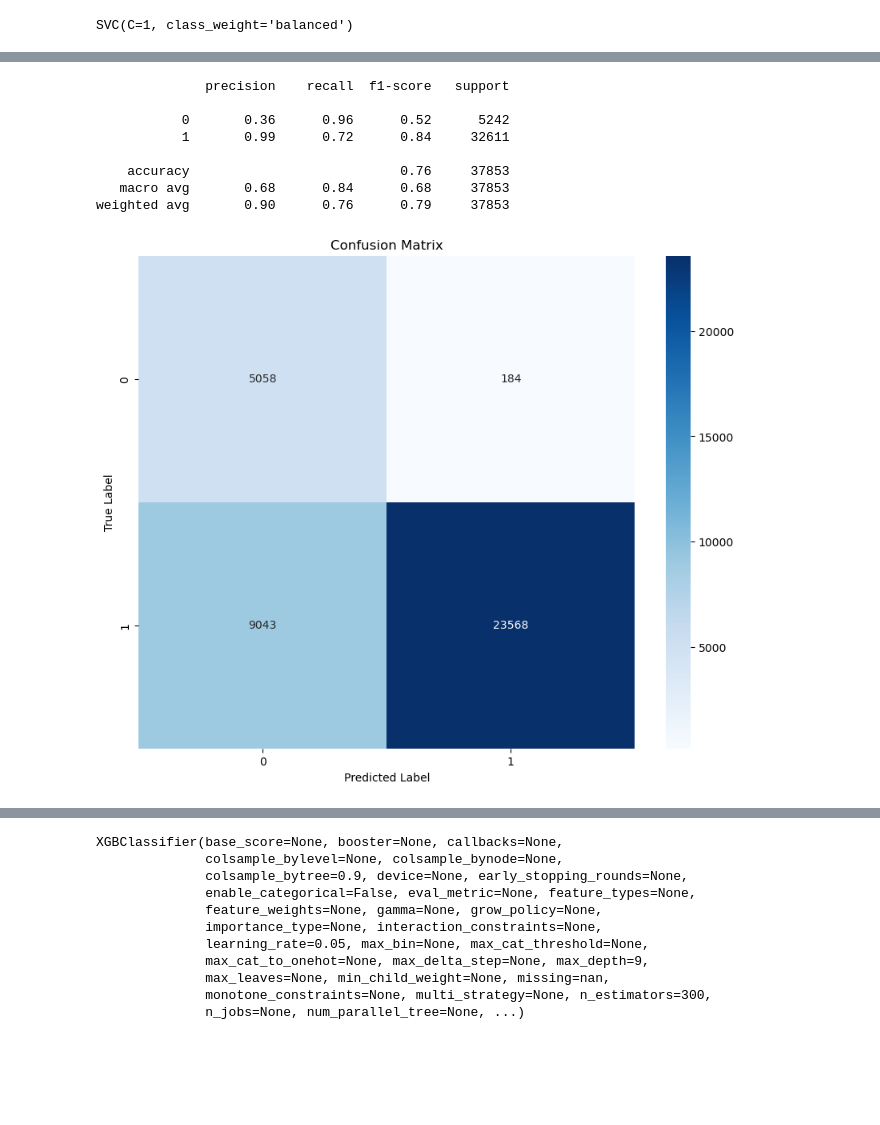
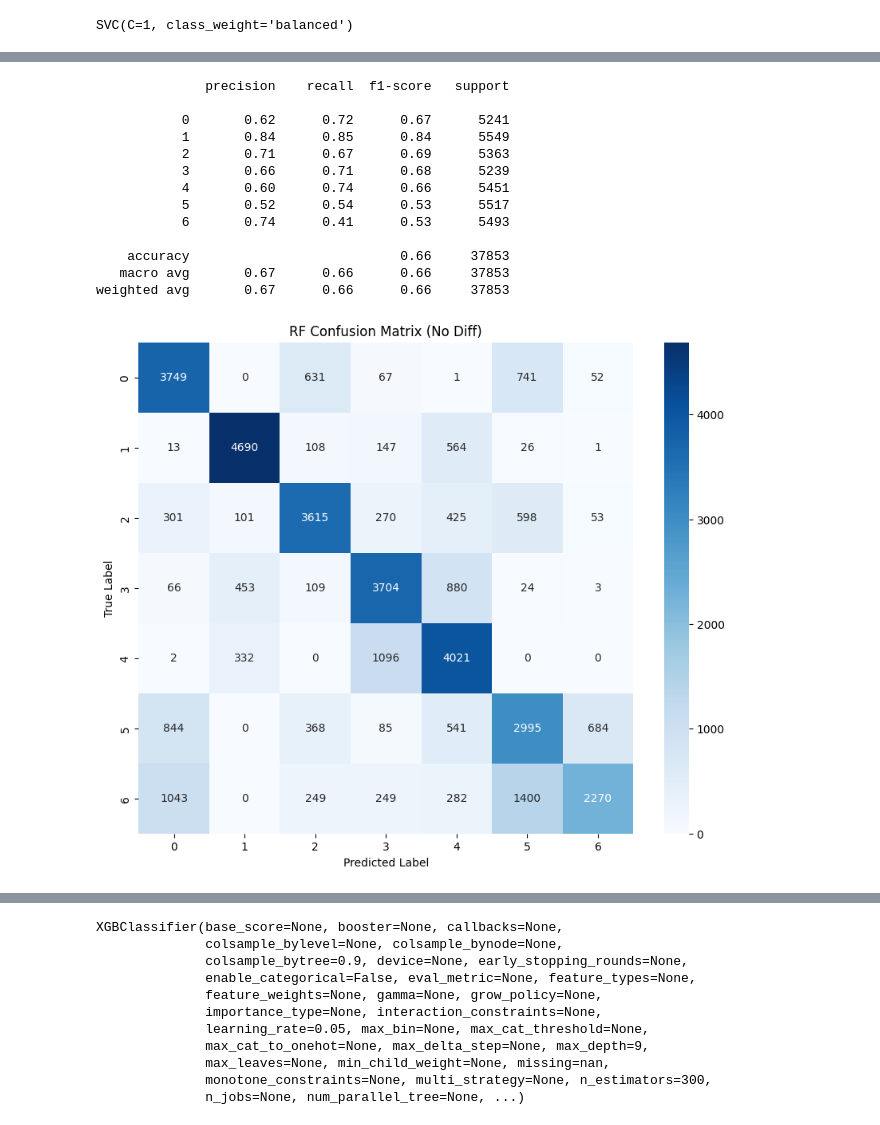
Before and after one commit to nicholastey/gnss_spoof_detector, a Jupyter notebook: spoof_detector/new.ipynb, the cells around one changed output, grey strips where cells are left out. Drawn from its saved outputs; the diff is of its cells as text; code cells hidden in the pictures; blank space fills up the shorter version.

```diff
--- a/spoof_detector/new.ipynb
+++ b/spoof_detector/new.ipynb
@@ -61,11 +62,11 @@ big_df = []
 dicts_with_labels = [
     (cs_dict, 0),  # Clean
     (ds1_dict, 1),
-    (ds2_dict, 1),
-    (ds3_dict, 1),
-    (ds4_dict, 1),
-    (ds7_dict, 1),
-    (ds8_dict, 1)
+    (ds2_dict, 2),
+    (ds3_dict, 3),
+    (ds4_dict, 4),
+    (ds7_dict, 5),
+    (ds8_dict, 6)
 ]
 
 for dataset, label in dicts_with_labels:
@@ -200,11 +206,11 @@ big_df_no_diff = []
 dicts_with_labels = [
     (cs_dict, 0),  # Clean
     (ds1_dict, 1),
-    (ds2_dict, 1),
-    (ds3_dict, 1),
-    (ds4_dict, 1),
-    (ds7_dict, 1),
-    (ds8_dict, 1)
+    (ds2_dict, 2),
+    (ds3_dict, 3),
+    (ds4_dict, 4),
+    (ds7_dict, 5),
+    (ds8_dict, 6)
 ]
 
 for dataset, label in dicts_with_labels:
@@ -309,10 +342,10 @@ X = scaled_df.drop(columns=['spoofed'])
 y = scaled_df['spoofed']
 
 X_train, X_test, y_train, y_test = train_test_split(X, y, test_size=0.2,shuffle=True)
-#X_train, X_val, y_train, y_val = train_test_split(X_train, y_train, test_size=0.2, shuffle=True)
+X_train, X_val, y_train, y_val = train_test_split(X_train, y_train, test_size=0.2, shuffle=True)
 
 X_no_diff = scaled_df_no_diff.drop(columns=['spoofed'])
 y_no_diff = scaled_df_no_diff['spoofed']
 
 X_train_no_diff, X_test_no_diff, y_train_no_diff, y_test_no_diff = train_test_split(X_no_diff, y_no_diff, test_size=0.2, shuffle=True)
-#X_train_no_diff, X_val_no_diff, y_train_no_diff, y_val_no_diff = train_test_split(X_train_no_diff, y_train_no_diff, test_size=0.2, shuffle=True)
+X_train_no_diff, X_val_no_diff, y_train_no_diff, y_val_no_diff = train_test_split(X_train_no_diff, y_train_no_diff, test_size=0.2, shuffle=True)
@@ -588,20 +661,25 @@ weighted avg       0.89      0.90      0.87     37853
 # %%
 print(classification_report(y_test_no_diff, y_pred_no_diff))
 cm = confusion_matrix(y_test_no_diff, y_pred_no_diff)
 plt.figure(figsize=(10, 8))
 sns.heatmap(cm, annot=True, fmt='d', cmap='Blues')
-plt.title('Confusion Matrix')
+plt.title('RF Confusion Matrix (No Diff)')
 plt.xlabel('Predicted Label')
 plt.ylabel('True Label')
 plt.show()
 # %% [output]
               precision    recall  f1-score   support
 
-           0       0.36      0.96      0.52      5242
-           1       0.99      0.72      0.84     32611
+           0       0.62      0.72      0.67      5241
+           1       0.84      0.85      0.84      5549
+           2       0.71      0.67      0.69      5363
+           3       0.66      0.71      0.68      5239
+           4       0.60      0.74      0.66      5451
+           5       0.52      0.54      0.53      5517
+           6       0.74      0.41      0.53      5493
 
-    accuracy                           0.76     37853
-   macro avg       0.68      0.84      0.68     37853
-weighted avg       0.90      0.76      0.79     37853
+    accuracy                           0.66     37853
+   macro avg       0.67      0.66      0.66     37853
+weighted avg       0.67      0.66      0.66     37853
-[figure, old version]
+[figure, new version]
 # %%
```
Also changed, not shown: parts of 41 cells of this notebook, 1 other file.
